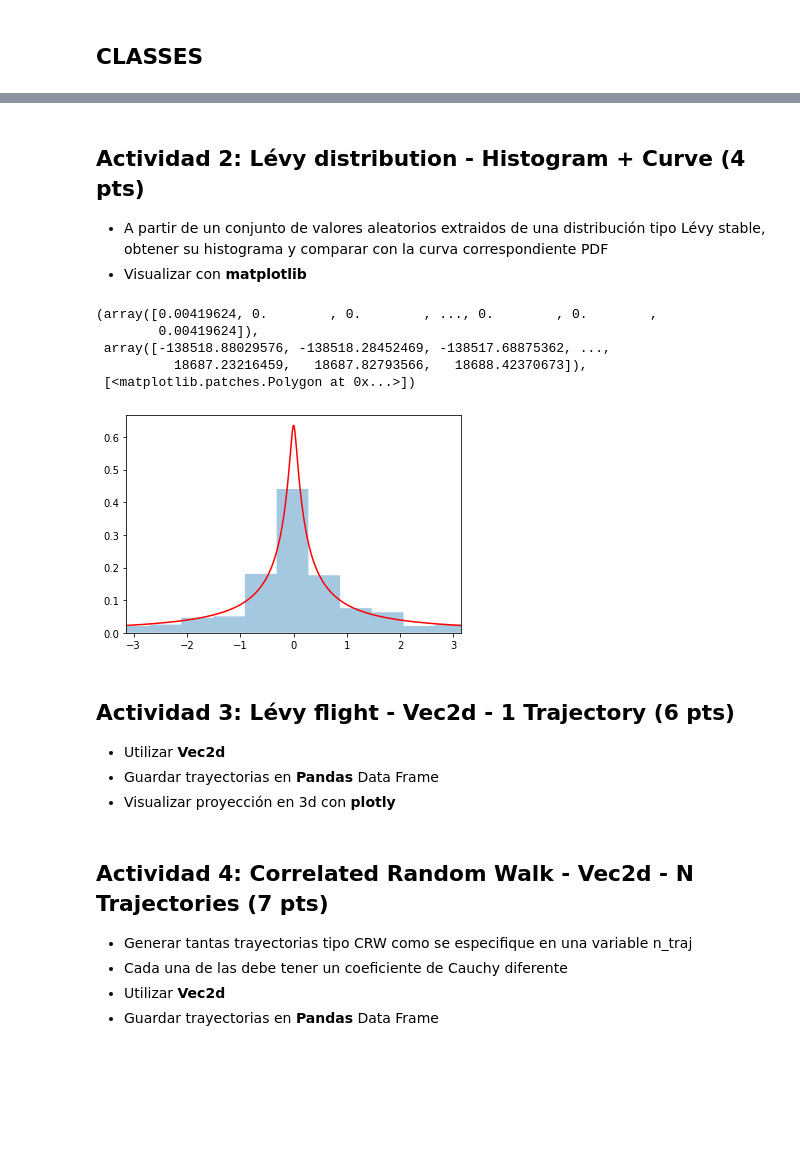
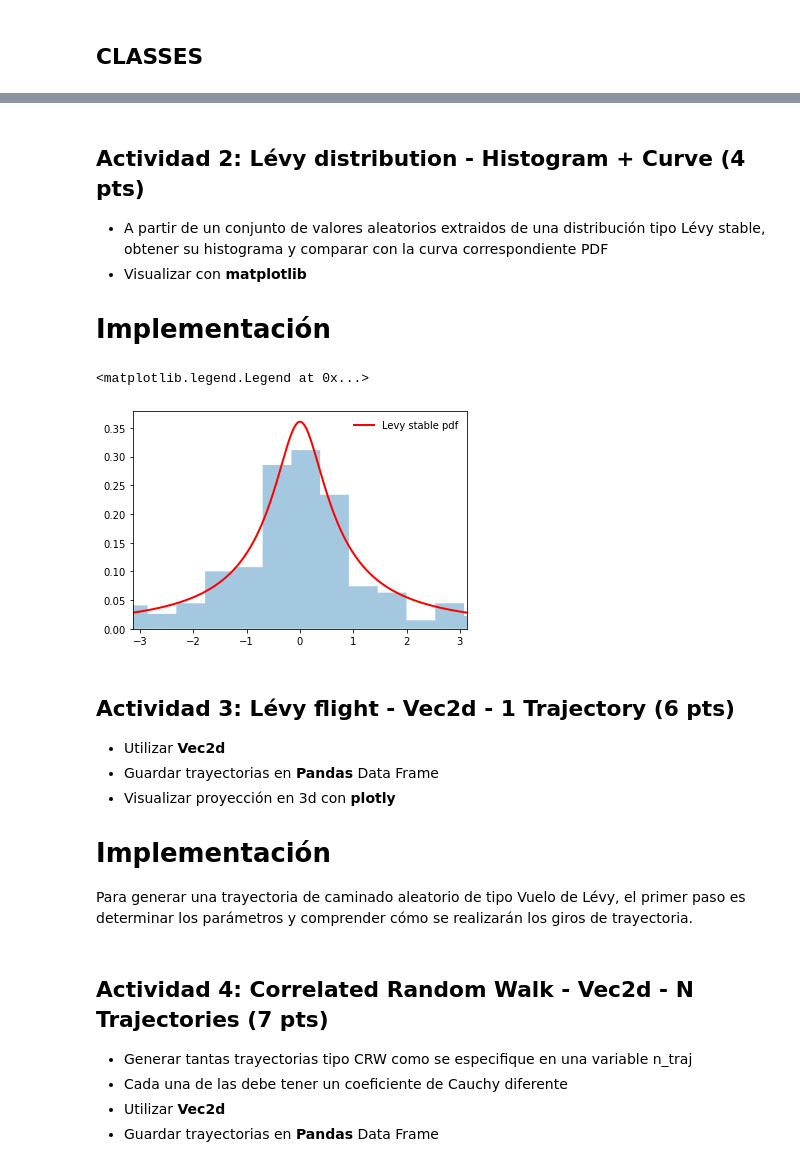
Before and after one commit to Roberto-Carrillo/Topicos-01, a Jupyter notebook: TI_1_Practica2.ipynb, the cells around one changed output, grey strips where cells are left out. Saved outputs shown, nothing was run; the diff lists cells and outputs as text; code cells hidden in the pictures; blank space fills up the shorter version.

```diff
--- a/TI_1_Practica2.ipynb
+++ b/TI_1_Practica2.ipynb
@@ -81,3 +94,21 @@ class Vec2d(object):
+# %%
+# FUNCIONES AUXILIARES
+
+# Definiendo función para generar función de densidad de probabilidad de Levy
+def levy_stable_pdf_exp(Levy_exp, beta, x_vector):
+  return np.array([levy_stable.pdf(i, Levy_exp, beta) for i in x_vector])
+
+
+# Función de renderizado de gráfica
+def plot_levy_stable_pdf(figure, x_vector, levy_stable_pdf, plotname):
+  figure.add_trace(go.Scatter(
+    x = x_vector,
+    y = levy_stable_pdf,
+    marker = dict(size=2),
+    line = dict(width=2),
+    mode = 'lines',
+    name = plotname,
+  ))
 # %%
 # Parámetros Iniciales
 
@@ -120,40 +132,42 @@ fig_levy_stable_pdf.show()
 
 * A partir de un conjunto de valores aleatorios extraidos de una distribución tipo Lévy stable, obtener su histograma y comparar con la curva correspondiente PDF
 * Visualizar con **matplotlib**
+
+# Implementación
 # %%
 # Parámetros Iniciales
 
 # Resolución o n_steps
-resolution = 400
+resolution = 500
 # Exponente de levy
-Levy_exp = 0.5
+levy_exp = 0.8
 # Beta
 beta = 0
-# Definiendo vectores auxiliar
-aux_plot = np.linspace(-np.pi, np.pi, resolution)
-
+# Definiendo vector auxiliar
+aux_domain = np.linspace(-np.pi, np.pi, resolution)
 # CRW Figure
 fig_Levy_pdf_histogram, ax = plt.subplots(1,1)
 
-# Definiendo función para generar wrapcauchy
-def levy_stable_pdf_exp(Levy_exp):
-  return np.array([levy_stable.pdf(i, Levy_exp, beta) for i in aux_plot])
+# Definiendo función para generar la curva de distribución de levy
+levy_stable_pdf = levy_stable_pdf_exp(levy_exp, beta, aux_domain)
+# Definiendo la muestra de datos aleatorios
+levy_stable_data = levy_stable.rvs(levy_exp, beta, size=resolution)
 
-
-levy_stable_data = levy_stable.rvs(Levy_exp, beta, size=resolution)
-ax.set_xlim([-np.pi, np.pi])
-ax.plot(aux_plot, levy_stable_pdf_exp(Levy_exp), 'r-', label="Levy stable pdf")
+# Gráfica con Matplotlib
+ax.set_xlim(aux_domain[0], aux_domain[-1])
+ax.plot(aux_domain, levy_stable_pdf, 'r-', lw=2, label="Levy stable pdf")
 ax.hist(levy_stable_data, density=True, bins='auto', histtype='stepfilled', alpha=0.4)
+ax.legend(loc='best', frameon=False)
 # %% [output]
-(array([0.00419624, 0.        , 0.        , ..., 0.        , 0.        ,
-        0.00419624]),
- array([-138518.88029576, -138518.28452469, -138517.68875362, ...,
-          18687.23216459,   18687.82793566,   18688.42370673]),
- [<matplotlib.patches.Polygon at 0x...>])
+<matplotlib.legend.Legend at 0x...>
-[figure, old version]
+[figure, new version]
 # %% [markdown]
 ## Actividad 3: Lévy ﬂight - Vec2d - 1 Trajectory (6 pts)
 
 * Utilizar **Vec2d**
 * Guardar trayectorias en **Pandas** Data Frame
 * Visualizar proyección en 3d con **plotly**
+
+# Implementación
+
+Para generar una trayectoria de caminado aleatorio de tipo Vuelo de Lévy, el primer paso es  determinar los parámetros y comprender cómo se realizarán los giros de trayectoria.
```
Also changed, not shown: parts of 7 cells of this notebook.
